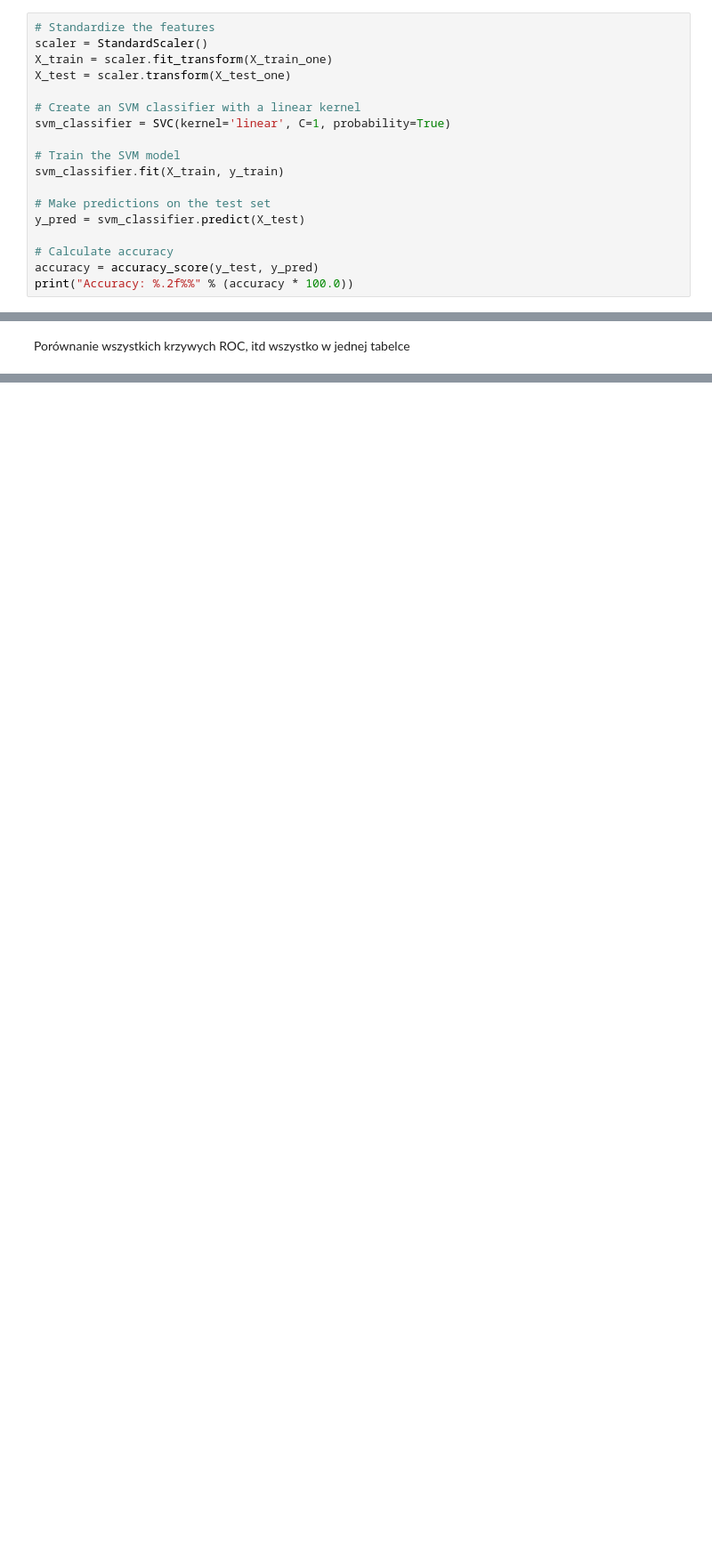
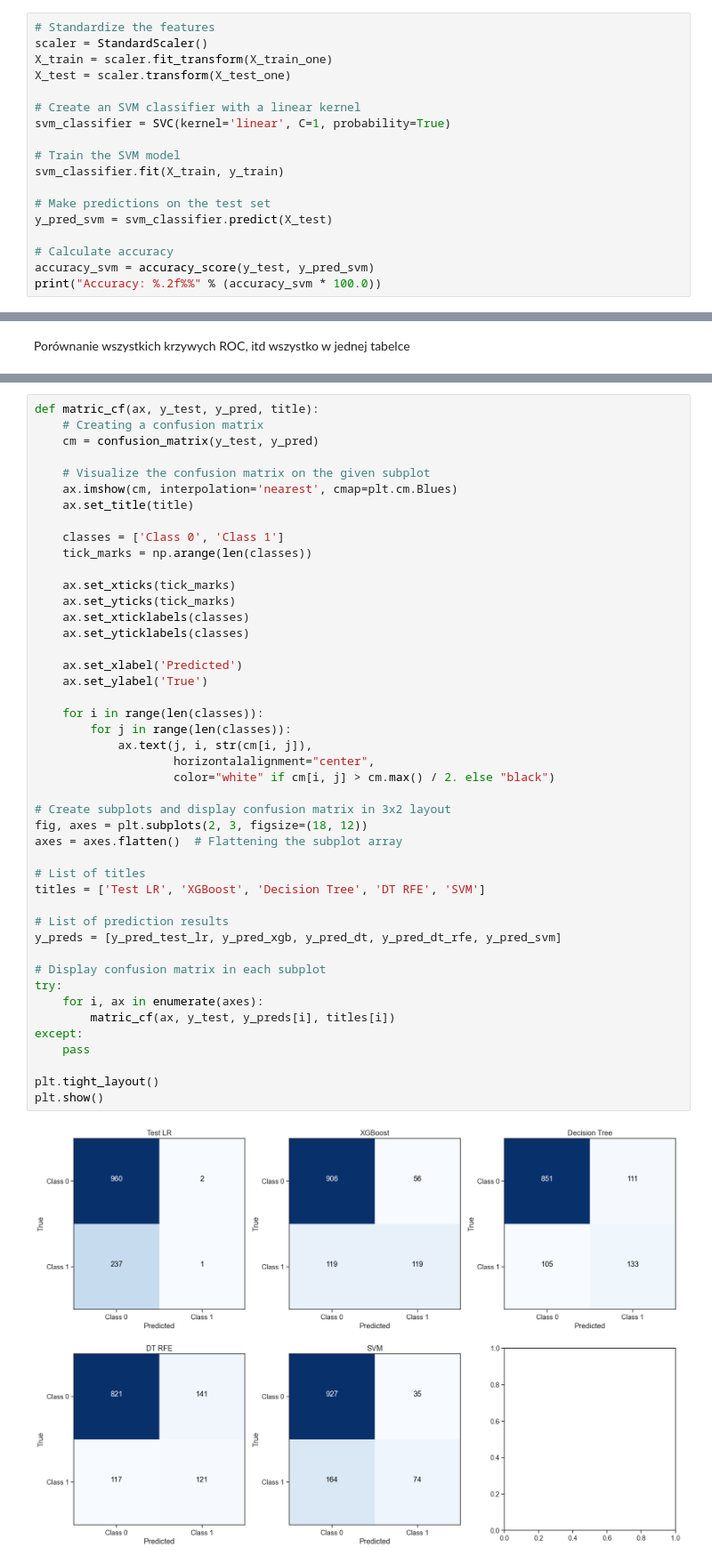
Before and after one commit to Bartoszcz28/Gym_Subscription, a Jupyter notebook: GymSubscription.ipynb, the cells around one changed output, grey strips where cells are left out. Shown at 89% size. Cells and saved outputs as stored; diff of their text form; blank space fills up the shorter version.

Commit message:
Comparison of confusion matrix

```diff
--- a/GymSubscription.ipynb
+++ b/GymSubscription.ipynb
@@ -928,11 +926,11 @@ svm_classifier = SVC(kernel='linear', C=1, probability=True)
 svm_classifier.fit(X_train, y_train)
 
 # Make predictions on the test set
-y_pred = svm_classifier.predict(X_test)
+y_pred_svm = svm_classifier.predict(X_test)
 
 # Calculate accuracy
-accuracy = accuracy_score(y_test, y_pred)
-print("Accuracy: %.2f%%" % (accuracy * 100.0))
+accuracy_svm = accuracy_score(y_test, y_pred_svm)
+print("Accuracy: %.2f%%" % (accuracy_svm * 100.0))
 # %% [output]
 Accuracy: 83.42%
 # %%
@@ -947,0 +948,47 @@ Porównanie wszystkich krzywych ROC, itd wszystko w jednej tabelce
+# %%
+def matric_cf(ax, y_test, y_pred, title):
+    # Creating a confusion matrix
+    cm = confusion_matrix(y_test, y_pred)
+
+    # Visualize the confusion matrix on the given subplot
+    ax.imshow(cm, interpolation='nearest', cmap=plt.cm.Blues)
+    ax.set_title(title)
+
+    classes = ['Class 0', 'Class 1']
+    tick_marks = np.arange(len(classes))
+
+    ax.set_xticks(tick_marks)
+    ax.set_yticks(tick_marks)
+    ax.set_xticklabels(classes)
+    ax.set_yticklabels(classes)
+
+    ax.set_xlabel('Predicted')
+    ax.set_ylabel('True')
+
+    for i in range(len(classes)):
+        for j in range(len(classes)):
+            ax.text(j, i, str(cm[i, j]),
+                    horizontalalignment="center",
+                    color="white" if cm[i, j] > cm.max() / 2. else "black")
+
+# Create subplots and display confusion matrix in 3x2 layout
+fig, axes = plt.subplots(2, 3, figsize=(18, 12))
+axes = axes.flatten()  # Flattening the subplot array
+
+# List of titles
+titles = ['Test LR', 'XGBoost', 'Decision Tree', 'DT RFE', 'SVM']
+
+# List of prediction results
+y_preds = [y_pred_test_lr, y_pred_xgb, y_pred_dt, y_pred_dt_rfe, y_pred_svm]
+
+# Display confusion matrix in each subplot
+try:
+    for i, ax in enumerate(axes):
+        matric_cf(ax, y_test, y_preds[i], titles[i])
+except:
+    pass
+
+plt.tight_layout()
+plt.show()
+# %% [output]
+[figure, added]
```
Also changed, not shown: parts of 10 cells of this notebook.
